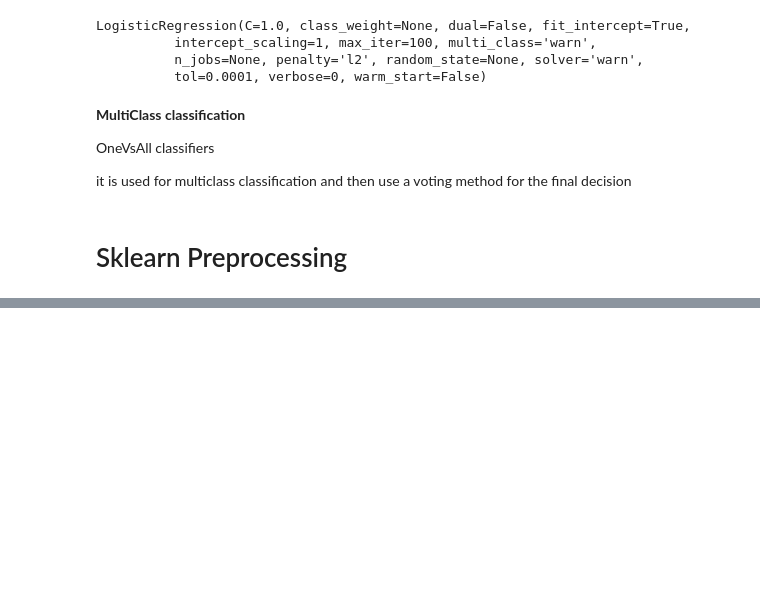
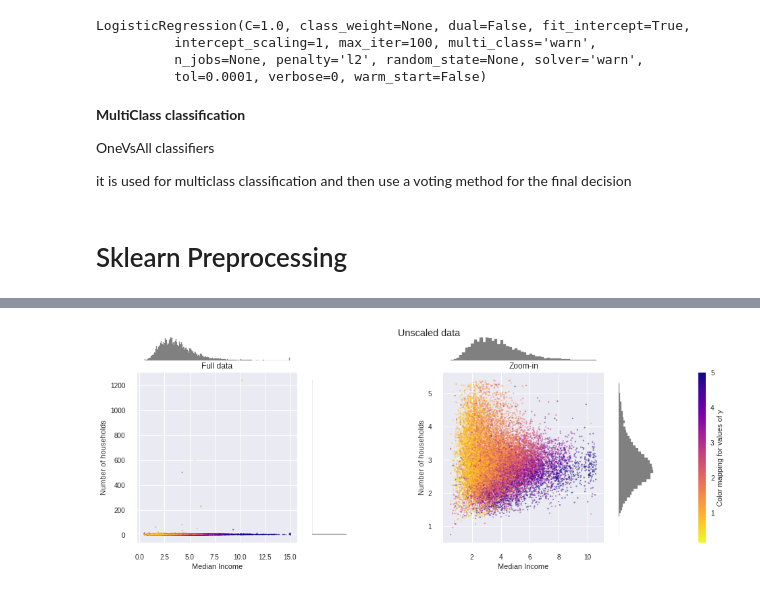
Before and after one commit to findingfoot/a-scratch-pad, a Jupyter notebook: playing_with_sklearn.ipynb, the cells around one changed output, grey strips where cells are left out. Drawn from its saved outputs; the diff is of its cells as text; code cells hidden in the pictures; blank space fills up the shorter version.

```diff
--- a/playing_with_sklearn.ipynb
+++ b/playing_with_sklearn.ipynb
@@ -227,0 +232,3 @@ from sklearn.preprocessing import PowerTransformer
+# %%
+X = house_X[:,[0,5]]
+X
@@ -227,0 +265,4 @@ from sklearn.preprocessing import PowerTransformer
+# %%
+y = minmax_scale(house_y)
+# %%
+cmap = getattr(cm, 'plasma_r', cm.hot_r)
@@ -227,0 +341,34 @@ from sklearn.preprocessing import PowerTransformer
+# %%
+def make_plot(item_idx):
+    title, X = distributions[item_idx]
+    ax_zoom_out, ax_zoom_in, ax_colorbar = create_axes(title)
+    axarr = (ax_zoom_out, ax_zoom_in)
+    plot_distribution(axarr[0], X, y, hist_nbins=200,
+                      x0_label="Median Income",
+                      x1_label="Number of households",
+                      title="Full data")
+
+    # zoom-in
+    zoom_in_percentile_range = (0, 99)
+    cutoffs_X0 = np.percentile(X[:, 0], zoom_in_percentile_range)
+    cutoffs_X1 = np.percentile(X[:, 1], zoom_in_percentile_range)
+
+    non_outliers_mask = (
+        np.all(X > [cutoffs_X0[0], cutoffs_X1[0]], axis=1) &
+        np.all(X < [cutoffs_X0[1], cutoffs_X1[1]], axis=1))
+    plot_distribution(axarr[1], X[non_outliers_mask], y[non_outliers_mask],
+                      hist_nbins=50,
+                      x0_label="Median Income",
+                      x1_label="Number of households",
+                      title="Zoom-in")
+
+    norm = mpl.colors.Normalize(house_y.min(), house_y.max())
+    mpl.colorbar.ColorbarBase(ax_colorbar, cmap=cmap,
+                              norm=norm, orientation='vertical',
+                              label='Color mapping for values of y')
+# %%
+# data on the left is the original data and the data on the data without the marginal outliers.
+
+make_plot(0)
+# %% [output]
+[figure, added]
```
Also changed, not shown: parts of 19 cells of this notebook.
